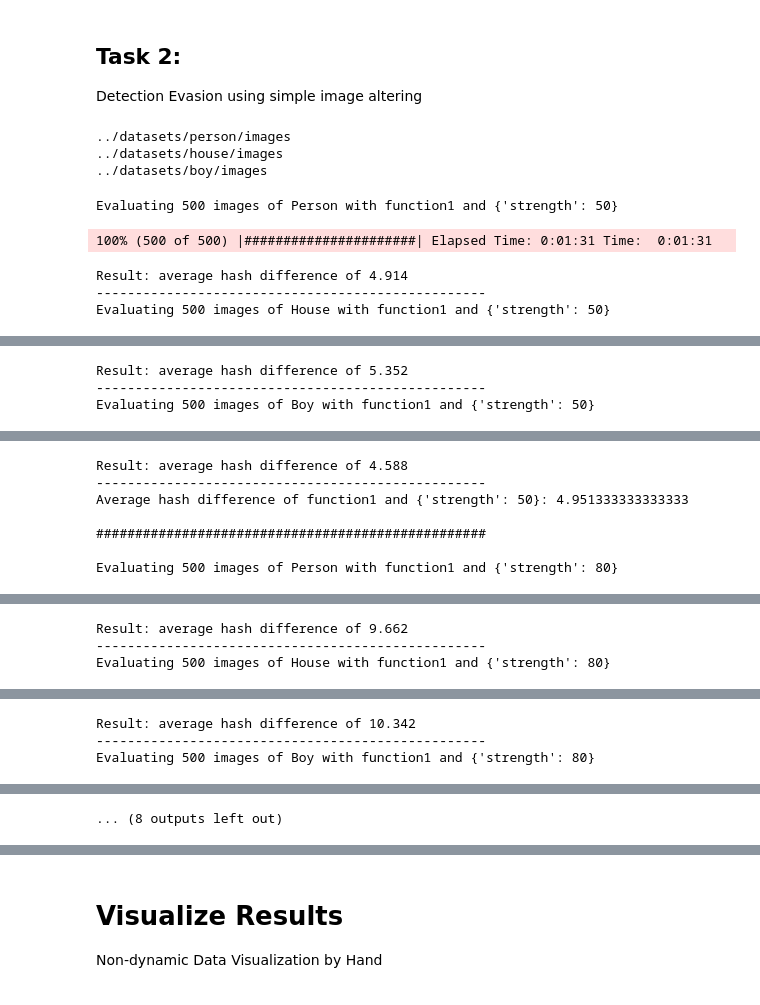
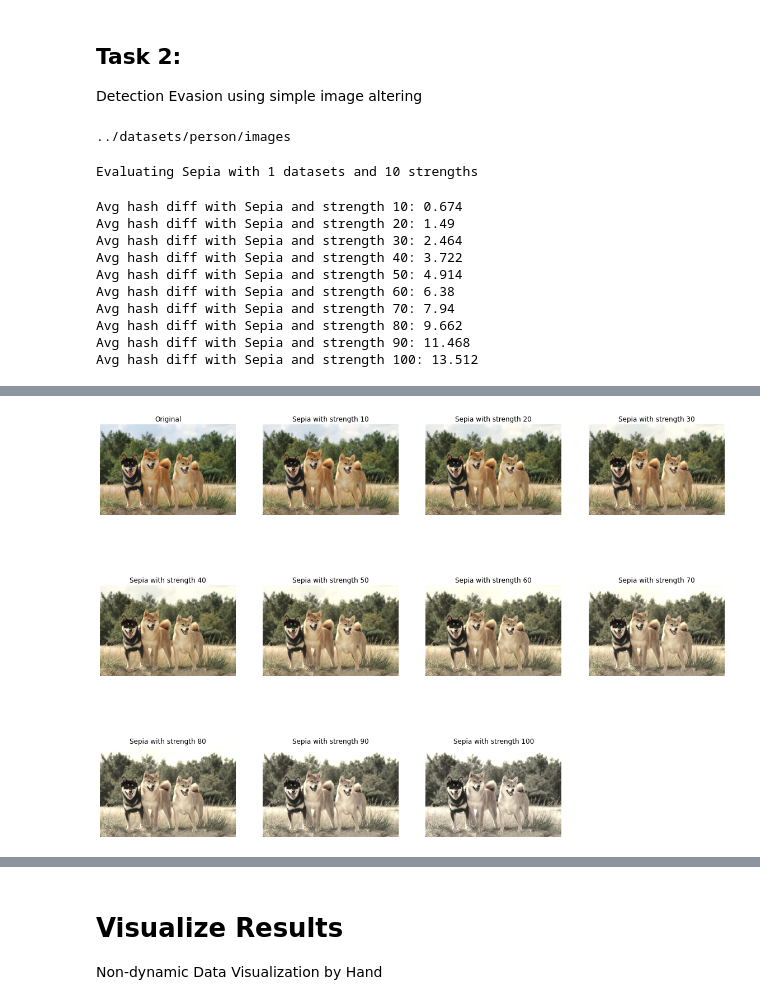
Before and after one commit to MaLoefUDS/MachineLearningInCybersecurity, a Jupyter notebook: project/code/project.ipynb, the cells around one changed output, grey strips where cells are left out. Cells and saved outputs as stored; diff of their text form; code cells hidden in the pictures.

```diff
--- a/project/code/project.ipynb
+++ b/project/code/project.ipynb
@@ -307,42 +309,33 @@ import matplotlib.image as mpimg
 # Functions get file_name as str and output a new file_name as str
 working_image_path = "filter_applied.jpeg"
 
-def function1(image_path, **kwargs):
+def function1(image_path, strength=50):
     # Apply Sepia filter
     image = FImage(image_path)
-
-    strength = kwargs.get("strength", 80)
-
     image.apply(Sepia(strength))
-
     image.save(working_image_path)
     return working_image_path
 
-def function2(image_path, **kwargs):
+def function2(image_path, strength=50):
     image = FImage(image_path)
-
-    strength = kwargs.get("strength", 20)
-
     image.apply(Contrast(strength))
-
     image.save(working_image_path)
     return working_image_path
 
 # Multiple filters
-def function3(image_path, **kwargs):
+def function3(image_path, strength=50):
     image = FImage(image_path)
 
-    strength = kwargs.get("strength", 10)
-
-    image.apply(Contrast(strength))
-    image.apply(Brightness(strength))
-    image.apply(Vibrance(strength))
+    image.apply(
+        Contrast(strength),
+        Vibrance(strength),
+        Sepia(strength))
 
     image.save(working_image_path)
     return working_image_path
 # %%
 # Load dataset
-filter_datasets = ["Person", "House", "Boy"]
+filter_datasets = ["Person"]
 num_images = 500
 
 # Check if we need to download sets
@@ -359,5 +352,3 @@ if len(filter_datasets_to_download) > 0:
     download_images("../datasets", filter_datasets_to_download, "../exclusion", limit=num_images)
 # %% [output]
 ../datasets/person/images
-../datasets/house/images
-../datasets/boy/images
@@ -418,12 +420,17 @@ def visualize_filter(function, function_name, strengths):
 # %%
 # Sepia
-sepia_strengths = [50, 80, 100]
+sepia_strengths = [10, 20, 30, 40, 50, 60, 70, 80, 90, 100]
+sepia_results = evaluate_filter(filter_datasets, function1, "Sepia", sepia_strengths)
 visualize_filter(function1, "Sepia", sepia_strengths)
-for strength in sepia_strengths:
-    evaluate_filter(filter_datasets, function1, strength=strength)
 # %% [output]
-Evaluating 500 images of Person with function1 and {'strength': 50}
+Evaluating Sepia with 1 datasets and 10 strengths
-100% (500 of 500) |######################| Elapsed Time: 0:01:31 Time:  0:01:31
+Avg hash diff with Sepia and strength 10: 0.674
+Avg hash diff with Sepia and strength 20: 1.49
+Avg hash diff with Sepia and strength 30: 2.464
+Avg hash diff with Sepia and strength 40: 3.722
+Avg hash diff with Sepia and strength 50: 4.914
+Avg hash diff with Sepia and strength 60: 6.38
+Avg hash diff with Sepia and strength 70: 7.94
+Avg hash diff with Sepia and strength 80: 9.662
+Avg hash diff with Sepia and strength 90: 11.468
+Avg hash diff with Sepia and strength 100: 13.512
-Result: average hash difference of 4.914
---------------------------------------------------
-Evaluating 500 images of House with function1 and {'strength': 50}
@@ -431,3 +436,0 @@ Evaluating 500 images of House with function1 and {'strength': 50}
-Result: average hash difference of 5.352
---------------------------------------------------
-Evaluating 500 images of Boy with function1 and {'strength': 50}
@@ -435,7 +436,0 @@ Evaluating 500 images of Boy with function1 and {'strength': 50}
-Result: average hash difference of 4.588
---------------------------------------------------
-Average hash difference of function1 and {'strength': 50}: 4.951333333333333
-
-##################################################
-
-Evaluating 500 images of Person with function1 and {'strength': 80}
@@ -443,3 +436,0 @@ Evaluating 500 images of Person with function1 and {'strength': 80}
-Result: average hash difference of 9.662
---------------------------------------------------
-Evaluating 500 images of House with function1 and {'strength': 80}
@@ -447,3 +436,0 @@ Evaluating 500 images of House with function1 and {'strength': 80}
-Result: average hash difference of 10.342
---------------------------------------------------
-Evaluating 500 images of Boy with function1 and {'strength': 80}
@@ -451,3 +437,3 @@ Evaluating 500 images of Boy with function1 and {'strength': 80}
-... (8 outputs left out)
+[figure, added]
 # %%
 # Contrast
```
Also changed, not shown: parts of 7 cells of this notebook.
